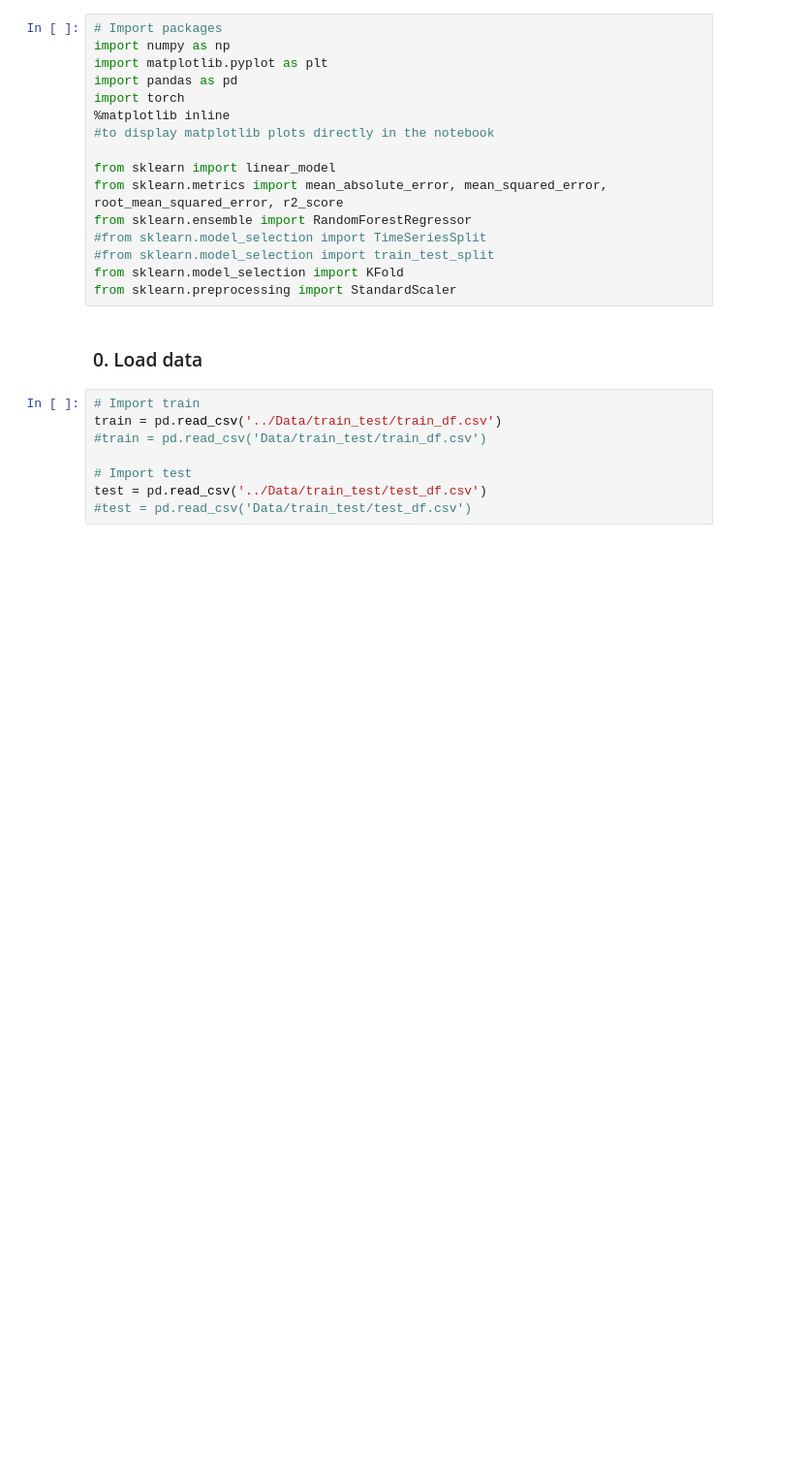
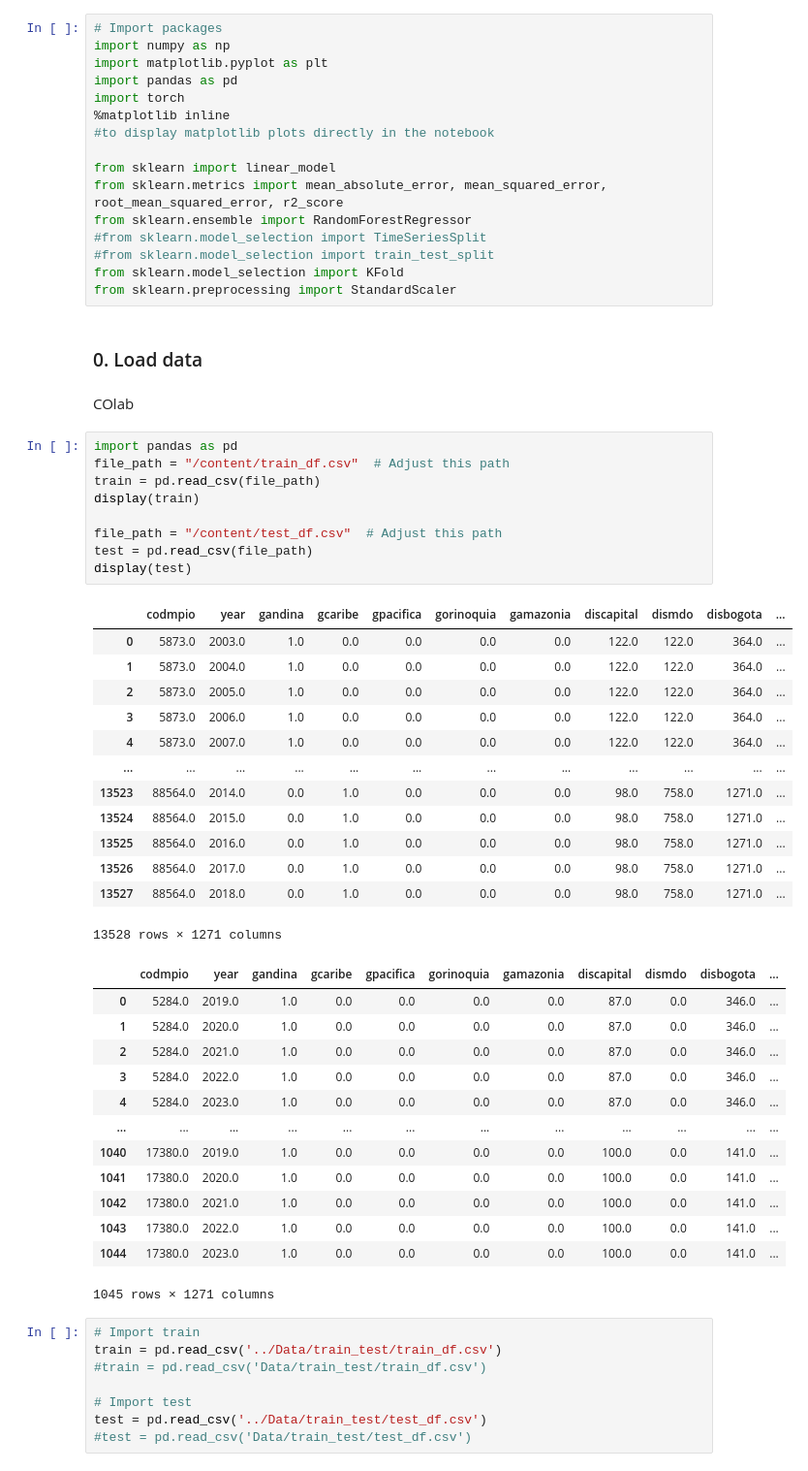
Before and after one commit to cpj97/MDS_thesis, a Jupyter notebook: Code/random_forest.ipynb, the cells around one changed output. Shown at 97% size. Saved outputs shown, nothing was run; the diff lists cells and outputs as text; blank space fills up the shorter version.

```diff
--- a/Code/random_forest.ipynb
+++ b/Code/random_forest.ipynb
@@ -46,6 +46,44 @@ from sklearn.model_selection import KFold
 from sklearn.preprocessing import StandardScaler
 # %% [markdown]
 ### 0. Load data
+# %% [markdown]
+COlab
+# %%
+import pandas as pd
+file_path = "/content/train_df.csv"  # Adjust this path
+train = pd.read_csv(file_path)
+display(train)
+
+file_path = "/content/test_df.csv"  # Adjust this path
+test = pd.read_csv(file_path)
+display(test)
+# %% [output]
+|  | codmpio | year | gandina | gcaribe | gpacifica | gorinoquia | gamazonia | discapital | dismdo | disbogota | ... |
+| 0 | 5873.0 | 2003.0 | 1.0 | 0.0 | 0.0 | 0.0 | 0.0 | 122.0 | 122.0 | 364.0 | ... |
+| 1 | 5873.0 | 2004.0 | 1.0 | 0.0 | 0.0 | 0.0 | 0.0 | 122.0 | 122.0 | 364.0 | ... |
+| 2 | 5873.0 | 2005.0 | 1.0 | 0.0 | 0.0 | 0.0 | 0.0 | 122.0 | 122.0 | 364.0 | ... |
+| 3 | 5873.0 | 2006.0 | 1.0 | 0.0 | 0.0 | 0.0 | 0.0 | 122.0 | 122.0 | 364.0 | ... |
+| 4 | 5873.0 | 2007.0 | 1.0 | 0.0 | 0.0 | 0.0 | 0.0 | 122.0 | 122.0 | 364.0 | ... |
+| ... | ... | ... | ... | ... | ... | ... | ... | ... | ... | ... | ... |
+| 13523 | 88564.0 | 2014.0 | 0.0 | 1.0 | 0.0 | 0.0 | 0.0 | 98.0 | 758.0 | 1271.0 | ... |
+| 13524 | 88564.0 | 2015.0 | 0.0 | 1.0 | 0.0 | 0.0 | 0.0 | 98.0 | 758.0 | 1271.0 | ... |
+| 13525 | 88564.0 | 2016.0 | 0.0 | 1.0 | 0.0 | 0.0 | 0.0 | 98.0 | 758.0 | 1271.0 | ... |
+| 13526 | 88564.0 | 2017.0 | 0.0 | 1.0 | 0.0 | 0.0 | 0.0 | 98.0 | 758.0 | 1271.0 | ... |
+| 13527 | 88564.0 | 2018.0 | 0.0 | 1.0 | 0.0 | 0.0 | 0.0 | 98.0 | 758.0 | 1271.0 | ... |
+13528 rows × 1271 columns
+|  | codmpio | year | gandina | gcaribe | gpacifica | gorinoquia | gamazonia | discapital | dismdo | disbogota | ... |
+| 0 | 5284.0 | 2019.0 | 1.0 | 0.0 | 0.0 | 0.0 | 0.0 | 87.0 | 0.0 | 346.0 | ... |
+| 1 | 5284.0 | 2020.0 | 1.0 | 0.0 | 0.0 | 0.0 | 0.0 | 87.0 | 0.0 | 346.0 | ... |
+| 2 | 5284.0 | 2021.0 | 1.0 | 0.0 | 0.0 | 0.0 | 0.0 | 87.0 | 0.0 | 346.0 | ... |
+| 3 | 5284.0 | 2022.0 | 1.0 | 0.0 | 0.0 | 0.0 | 0.0 | 87.0 | 0.0 | 346.0 | ... |
+| 4 | 5284.0 | 2023.0 | 1.0 | 0.0 | 0.0 | 0.0 | 0.0 | 87.0 | 0.0 | 346.0 | ... |
+| ... | ... | ... | ... | ... | ... | ... | ... | ... | ... | ... | ... |
+| 1040 | 17380.0 | 2019.0 | 1.0 | 0.0 | 0.0 | 0.0 | 0.0 | 100.0 | 0.0 | 141.0 | ... |
+| 1041 | 17380.0 | 2020.0 | 1.0 | 0.0 | 0.0 | 0.0 | 0.0 | 100.0 | 0.0 | 141.0 | ... |
+| 1042 | 17380.0 | 2021.0 | 1.0 | 0.0 | 0.0 | 0.0 | 0.0 | 100.0 | 0.0 | 141.0 | ... |
+| 1043 | 17380.0 | 2022.0 | 1.0 | 0.0 | 0.0 | 0.0 | 0.0 | 100.0 | 0.0 | 141.0 | ... |
+| 1044 | 17380.0 | 2023.0 | 1.0 | 0.0 | 0.0 | 0.0 | 0.0 | 100.0 | 0.0 | 141.0 | ... |
+1045 rows × 1271 columns
 # %%
 # Import train
 train = pd.read_csv('../Data/train_test/train_df.csv')
```
Also changed, not shown: parts of 2 cells of this notebook.
